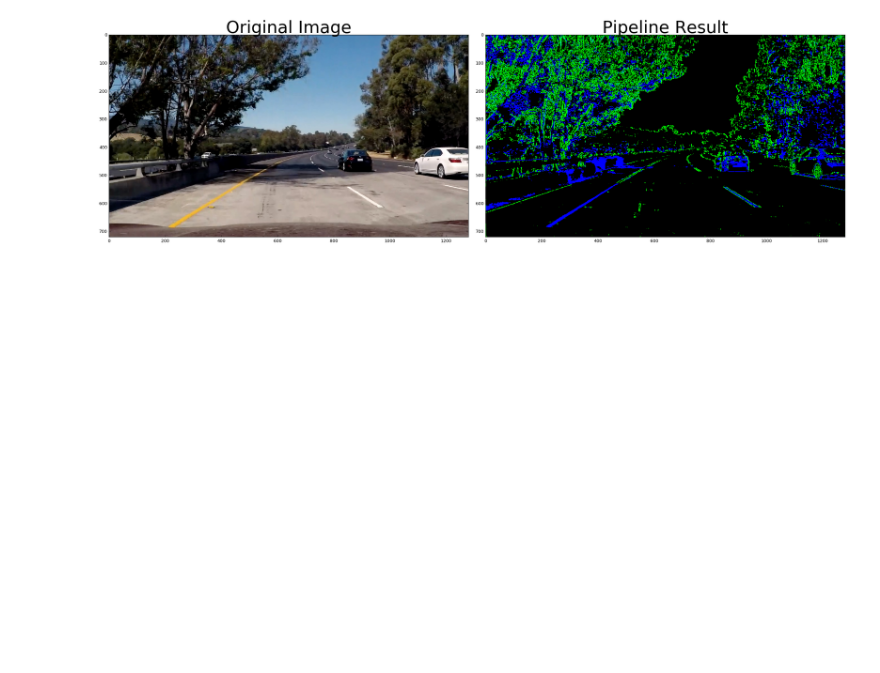
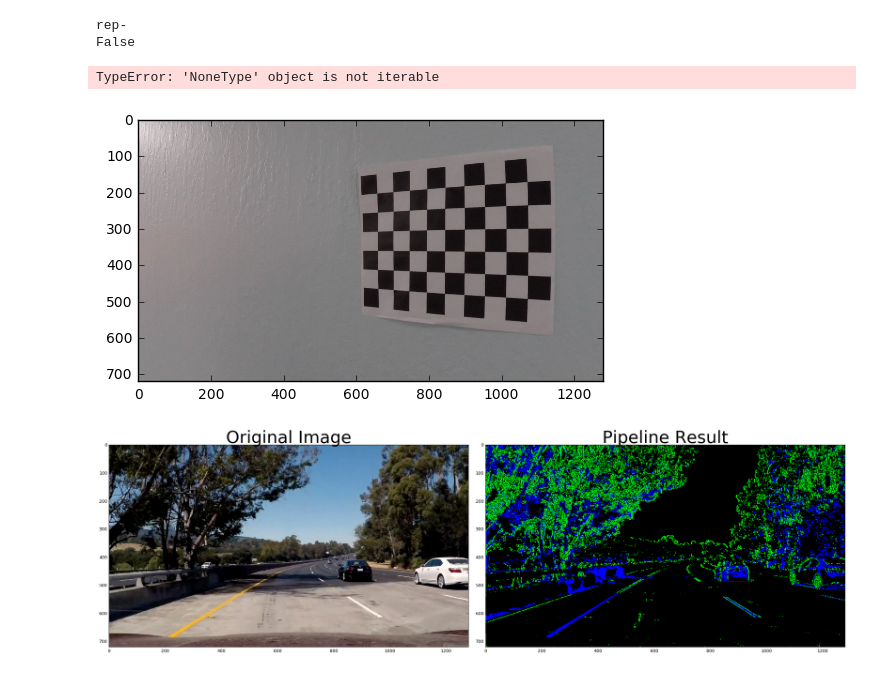
Before and after one commit to propellingbits/P4-Advanced-Lane-Finding, a Jupyter notebook: p4.ipynb, the cells around one changed output. Cells and saved outputs as stored; diff of their text form; code cells hidden in the pictures; blank space fills up the shorter version.

```diff
--- a/p4.ipynb
+++ b/p4.ipynb
@@ -103,3 +161,78 @@ ax2.set_title('Undistorted Image', fontsize=30)
+# %%
+
+#here not only we are undistorting image but we are also unwarping it, which means changing its angle like we are
+# looking at it from front
+
+import pickle
+import cv2
+import numpy as np
+import matplotlib.pyplot as plt
+import matplotlib.image as mpimg
+
+# Read in the saved camera matrix and distortion coefficients
+# These are the arrays you calculated using cv2.calibrateCamera()
+dist_pickle = pickle.load( open( "calibration_wide/wide_dist_pickle.p", "rb" ) )
+mtx = dist_pickle["mtx"]
+dist = dist_pickle["dist"]
+
+# Read in an image
+img = cv2.imread('camera_cal/calibration12.jpg')
+plt.imshow(img)
+nx = 9 # the number of inside corners in x
+ny = 6 # the number of inside corners in y
+
+
+def corners_unwarp(img, nx, ny, mtx, dist):
+    # Use the OpenCV undistort() function to remove distortion
+    undist = cv2.undistort(img, mtx, dist, None, mtx)
+    # Convert undistorted image to grayscale
+    gray = cv2.cvtColor(undist, cv2.COLOR_BGR2GRAY)
+    # Search for corners in the grayscaled image
+    ret, corners = cv2.findChessboardCorners(gray, (nx, ny), None)
+
+    #plt.imshow(gray)
+    print ('rep-')
+    print(ret)
+
+    if ret == True:
+        # If we found corners, draw them! (just for fun)
+        cv2.drawChessboardCorners(undist, (nx, ny), corners, ret)
+        # Choose offset from image corners to plot detected corners
+        # This should be chosen to present the result at the proper aspect ratio
+        # My choice of 100 pixels is not exact, but close enough for our purpose here
+        offset = 100 # offset for dst points
+        # Grab the image shape
+        img_size = (gray.shape[1], gray.shape[0])
+
+        # For source points I'm grabbing the outer four detected corners
+        src = np.float32([corners[0], corners[nx-1], corners[-1], corners[-nx]])
+        # For destination points, I'm arbitrarily choosing some points to be
+        # a nice fit for displaying our warped result
+        # again, not exact, but close enough for our purposes
+        dst = np.float32([[offset, offset], [img_size[0]-offset, offset],
+                                     [img_size[0]-offset, img_size[1]-offset],
+                                     [offset, img_size[1]-offset]])
+        # Given src and dst points, calculate the perspective transform matrix
+        M = cv2.getPerspectiveTransform(src, dst)
+        # Warp the image using OpenCV warpPerspective()
+        warped = cv2.warpPerspective(undist, M, img_size)
+
+        # Return the resulting image and matrix
+        return warped, M
+
+top_down, perspective_M = corners_unwarp(img, nx, ny, mtx, dist)
+f, (ax1, ax2) = plt.subplots(1, 2, figsize=(24, 9))
+f.tight_layout()
+ax1.imshow(img)
+ax1.set_title('Original Image', fontsize=50)
+ax2.imshow(top_down)
+ax2.set_title('Undistorted and Warped Image', fontsize=50)
+plt.subplots_adjust(left=0., right=1, top=0.9, bottom=0.)
+# %% [output]
+rep-
+False
+TypeError: 'NoneType' object is not iterable
+[figure, added]
 # %%
 #correcting image distortion
 def warp_image(img, src, dst, size):
```
Also changed, not shown: parts of 8 cells of this notebook.
